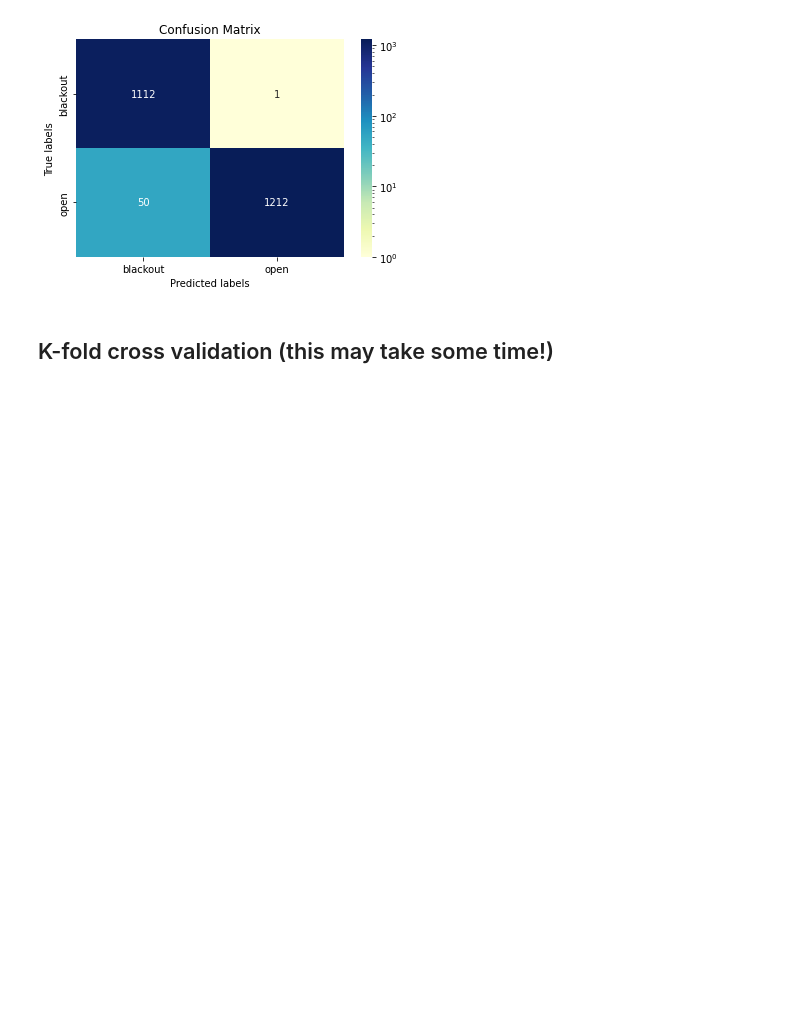
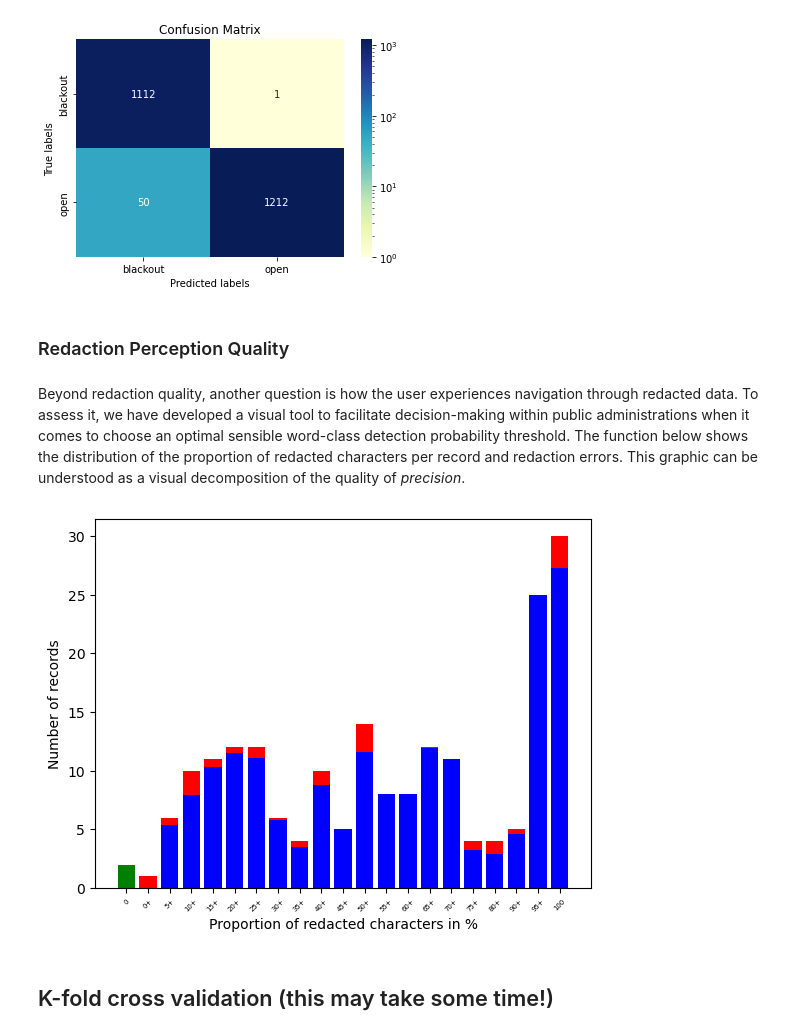
Before and after one commit to SwissFederalArchives/tcc-metadata-anonymization, a Jupyter notebook: code/cross_validate.ipynb, the cells around one changed output. Drawn from its saved outputs; the diff is of its cells as text; code cells hidden in the pictures; blank space fills up the shorter version.

Commit message:
Redaction quality perception

```diff
--- a/code/cross_validate.ipynb
+++ b/code/cross_validate.ipynb
@@ -346,6 +346,66 @@ labels = ['blackout', 'open']
 plot_confusion_matrix(y_test_blackout, y_pred_blackout, labels)
 # %% [output]
 [figure]
+# %% [markdown]
+### Redaction Perception Quality
+# %% [markdown]
+Beyond redaction quality, another question is how the user experiences navigation through redacted data. To assess it, we have developed a visual tool to facilitate decision-making within public administrations when it comes to choose an optimal sensible word-class detection probability threshold. The function below shows the distribution of the proportion of redacted characters per record and redaction errors. This graphic can be understood as a visual decomposition of the quality of _precision_.
+# %%
+import math
+import matplotlib.pyplot as plt
+
+def perception_quality(test_preds, tok_anno_test, field_id='IDENTIFIER',img_output_dir=""):
+
+    blackout_labels = ["n","j","d","a"]
+    d = test_preds
+    d['annotation'] = tok_anno_test['annotation'].to_numpy()
+    d['real_blackout_label'] = d.apply(lambda x: x.get('annotation') in blackout_labels, axis = 1)
+
+    d['str_length'] = d.token.apply(lambda x: len(x))
+    d['a_length'] = d.apply(lambda x: x.get('str_length') if x.get('blackout_label') and x.get('real_blackout_label') else 0, axis=1 ) # correctly redacted
+    d['b_length'] = d.apply(lambda x: x.get('str_length') if x.get('blackout_label') == True and x.get('real_blackout_label') == False else 0, axis=1 ) # incorrectly redacted
+
+    # grouping by record
+    xdf = d.groupby(by=field_id)['str_length','a_length','b_length'].sum()
+    xdf['a'] = xdf['a_length'] / xdf['str_length'] * 100
+    xdf['b'] = xdf['b_length'] / xdf['str_length'] * 100
+    xdf['absum'] = xdf['a'] + xdf['b']
+    xdf['absum_lower'] = xdf['absum'].apply(lambda x: 5 * math.floor(x/5) )
+    xdf['absum_upper'] = xdf['absum'].apply(lambda x: 5 * math.ceil(x/5) )
+    xdf.loc[(xdf['absum_lower']==xdf['absum_upper']) & (xdf['absum'] != 0),'absum_upper'] += 5
+    xdf['group'] = xdf['absum_lower'].astype(str) + "+"
+    xdf.loc[(xdf['absum_lower']+xdf['absum_upper']==0),'group']="0"
+    xdf.loc[xdf['group']=="100+",'group']="100"
+
+    # grouping by of redaction (pseudo-histogram). E.g. the group of 5+ and less than 10
+    xdfg = xdf.groupby(by='group')['str_length','a_length','b_length'].sum()
+    xdfg['count'] = xdf.groupby(by='group')['str_length'].count() # could be any variable instead of str_length, the importante is the number of distinct records per group
+    xdfg['upperbound'] = xdf.groupby(by='group')['absum_upper'].max() # could be any variable instead of str_length, the importante is the number of distinct rectords per group
+    xdfg = xdfg.sort_values(by='upperbound')
+    # If there are 6 records in a specific group and 33% of all caracterd is unocrrectly redacted, than count_part_b is 2 and count_part_a 4
+    xdfg['count_part_a'] = xdfg['count'] * (xdfg['a_length'] / (xdfg['a_length'] + xdfg['b_length']))
+    xdfg['count_part_b'] = xdfg['count'] * (xdfg['b_length'] / (xdfg['a_length'] + xdfg['b_length']))
+
+    unredacted_count = xdfg['count'][0]
+
+    #%% Visualize data (barplot approach)
+
+    xticks = xdfg.index
+    x = range(len(xticks))
+    y1 = xdfg['count_part_a']
+    y2 = xdfg['count_part_b']
+
+    plt.bar(x, y1, color='b')
+    plt.bar(x, y2, bottom=y1.fillna(0), color='r')
+    plt.bar(0,unredacted_count, color='g')
+    plt.xticks(x, xticks, rotation=45, fontsize=5)
+    plt.xlabel('Proportion of redacted characters in %')
+    plt.ylabel('Number of records')
+    plt.savefig(img_output_dir+'testquality.png',dpi=600)
+
+perception_quality(test_preds, tok_anno_test, 'IDENTIFIER',"")
+# %% [output]
+[figure, added]
 # %% [markdown]
 ## K-fold cross validation (this may take some time!)
 # %%
```
